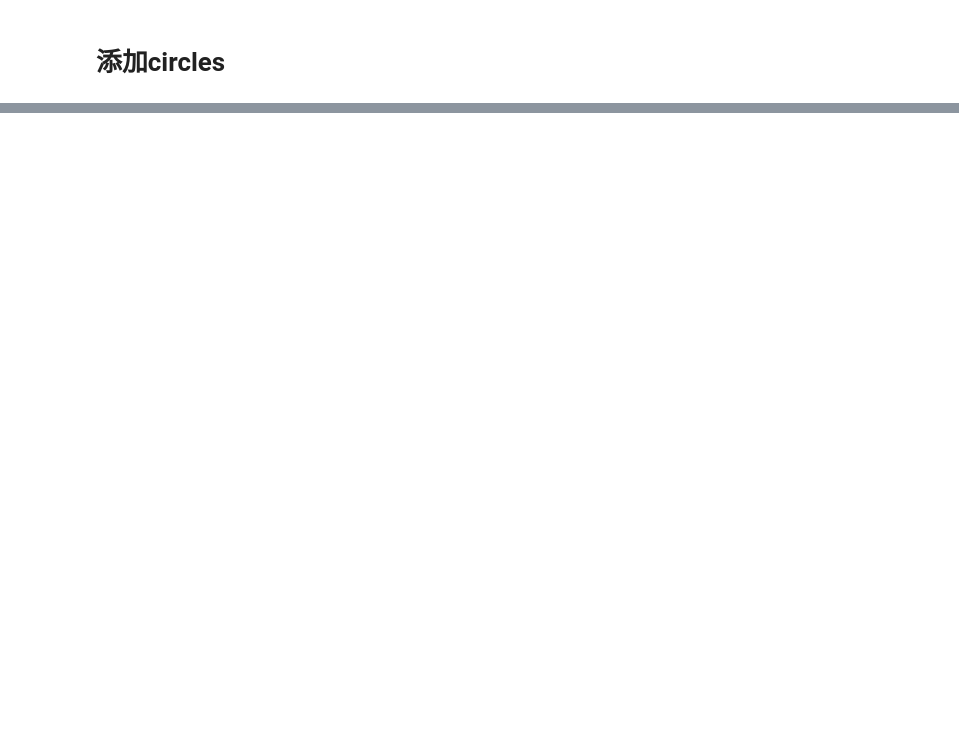
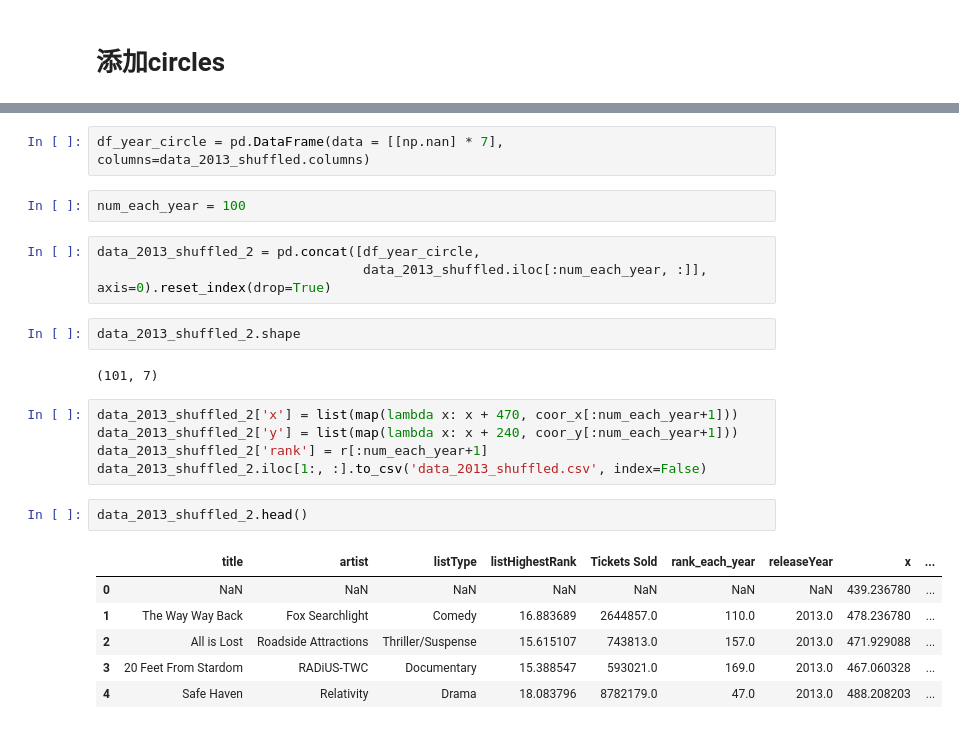
Before and after one commit to Limjohns/data_visualization, a Jupyter notebook: data/add_coordinates.ipynb, the cells around one changed output, grey strips where cells are left out. Saved outputs shown, nothing was run; the diff lists cells and outputs as text; blank space fills up the shorter version.

```diff
--- a/data/add_coordinates.ipynb
+++ b/data/add_coordinates.ipynb
@@ -174,0 +313,25 @@ plt.show();
+# %%
+df_year_circle = pd.DataFrame(data = [[np.nan] * 7], columns=data_2013_shuffled.columns)
+# %%
+num_each_year = 100
+# %%
+data_2013_shuffled_2 = pd.concat([df_year_circle,
+                                  data_2013_shuffled.iloc[:num_each_year, :]], axis=0).reset_index(drop=True)
+# %%
+data_2013_shuffled_2.shape
+# %% [output]
+(101, 7)
+# %%
+data_2013_shuffled_2['x'] = list(map(lambda x: x + 470, coor_x[:num_each_year+1]))
+data_2013_shuffled_2['y'] = list(map(lambda x: x + 240, coor_y[:num_each_year+1]))
+data_2013_shuffled_2['rank'] = r[:num_each_year+1]
+data_2013_shuffled_2.iloc[1:, :].to_csv('data_2013_shuffled.csv', index=False)
+# %%
+data_2013_shuffled_2.head()
+# %% [output]
+|  | title | artist | listType | listHighestRank | Tickets Sold | rank_each_year | releaseYear | x | ... |
+| 0 | NaN | NaN | NaN | NaN | NaN | NaN | NaN | 439.236780 | ... |
+| 1 | The Way Way Back | Fox Searchlight | Comedy | 16.883689 | 2644857.0 | 110.0 | 2013.0 | 478.236780 | ... |
+| 2 | All is Lost | Roadside Attractions | Thriller/Suspense | 15.615107 | 743813.0 | 157.0 | 2013.0 | 471.929088 | ... |
+| 3 | 20 Feet From Stardom | RADiUS-TWC | Documentary | 15.388547 | 593021.0 | 169.0 | 2013.0 | 467.060328 | ... |
+| 4 | Safe Haven | Relativity | Drama | 18.083796 | 8782179.0 | 47.0 | 2013.0 | 488.208203 | ... |
```
Also changed, not shown: parts of 15 cells of this notebook, 5 other files.
